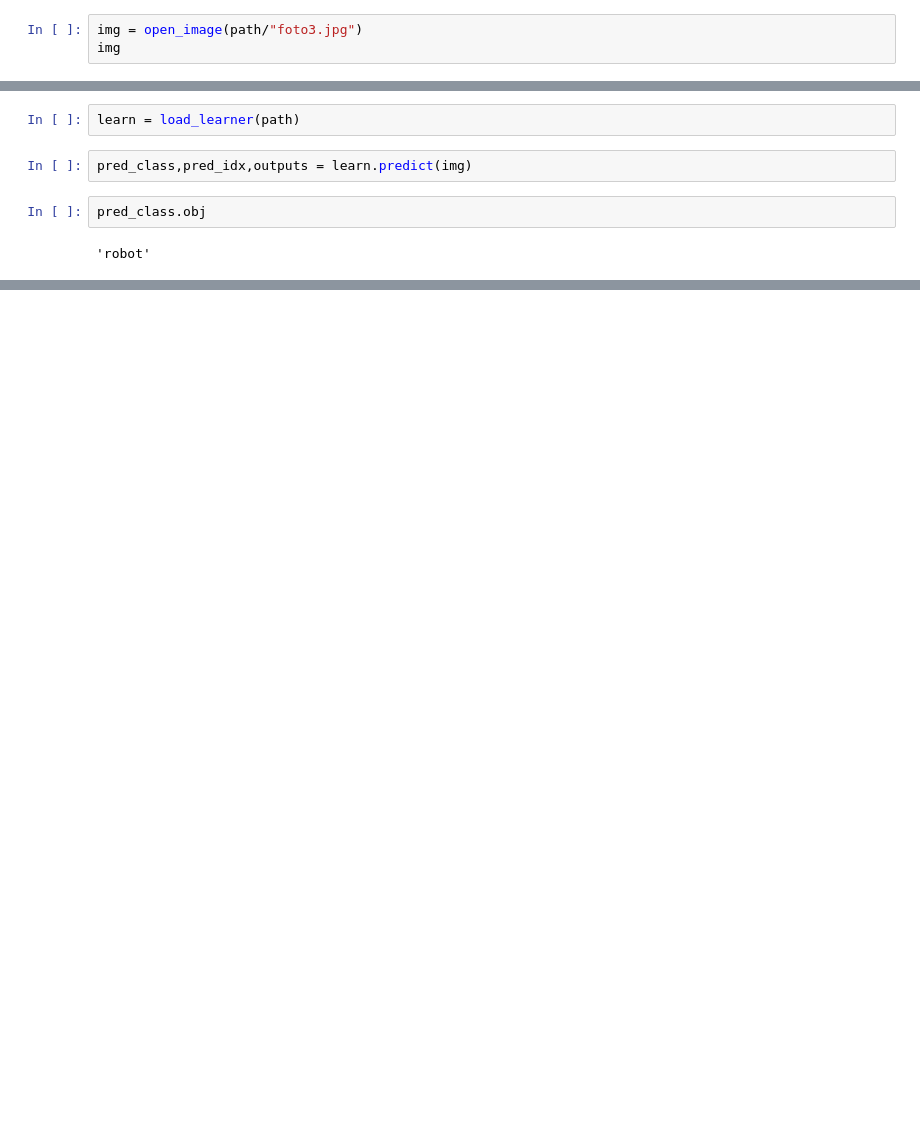
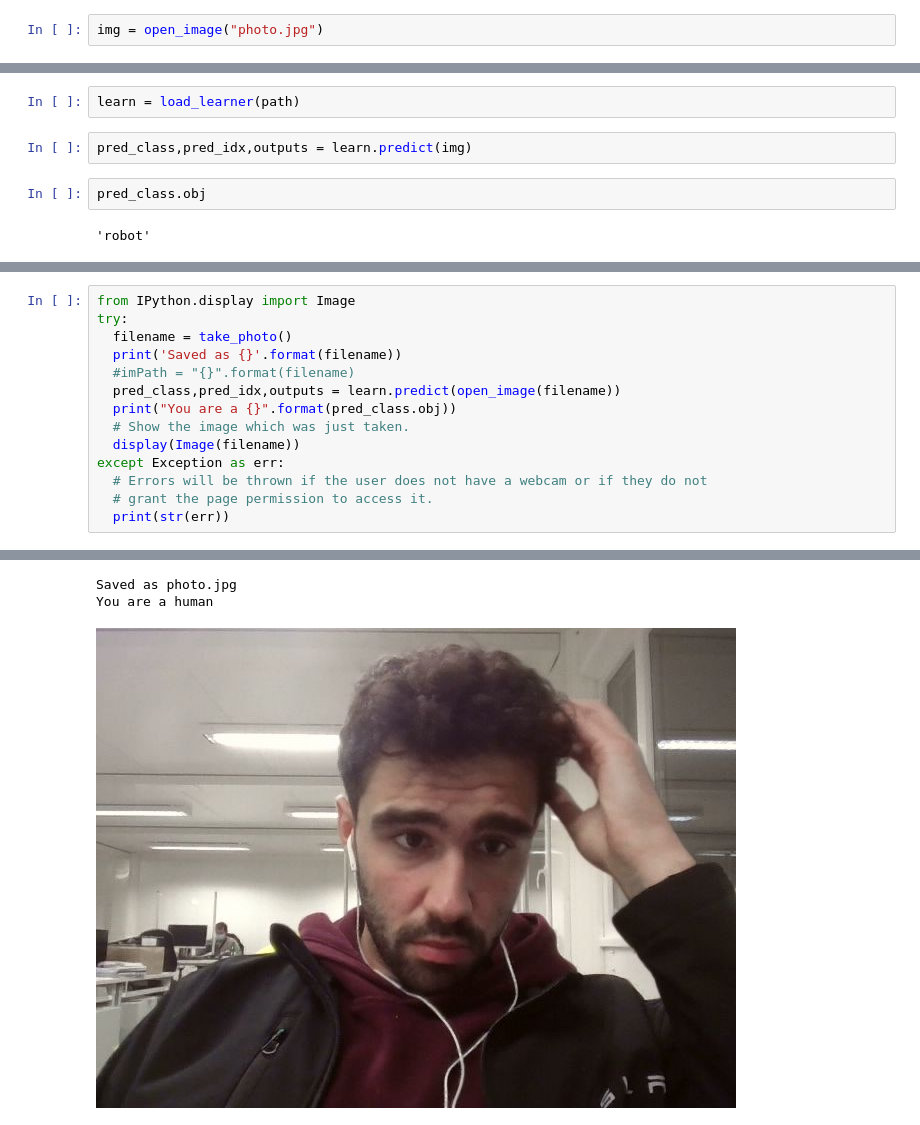
Before and after one commit to swush41/AI_Trials, a Jupyter notebook: Robot_vs_Human_ImageClassification.ipynb, the cells around one changed output, grey strips where cells are left out. Cells and saved outputs as stored; diff of their text form; blank space fills up the shorter version.

```diff
--- a/Robot_vs_Human_ImageClassification.ipynb
+++ b/Robot_vs_Human_ImageClassification.ipynb
@@ -132,5 +154,4 @@ array([[59,  1],
 # %%
 learn.export()
 # %%
-img = open_image(path/"foto3.jpg")
-img
+img = open_image("photo.jpg")
@@ -146,0 +213,15 @@ pred_class.obj
+# %%
+from IPython.display import Image
+try:
+  filename = take_photo()
+  print('Saved as {}'.format(filename))
+  #imPath = "{}".format(filename)
+  pred_class,pred_idx,outputs = learn.predict(open_image(filename))
+  print("You are a {}".format(pred_class.obj))
+  # Show the image which was just taken.
+  display(Image(filename))
+except Exception as err:
+  # Errors will be thrown if the user does not have a webcam or if they do not
+  # grant the page permission to access it.
+  print(str(err))
+# %% [output]
@@ -146,0 +229,3 @@ pred_class.obj
+Saved as photo.jpg
+You are a human
+[figure, added]
```
Also changed, not shown: parts of 17 cells of this notebook.
